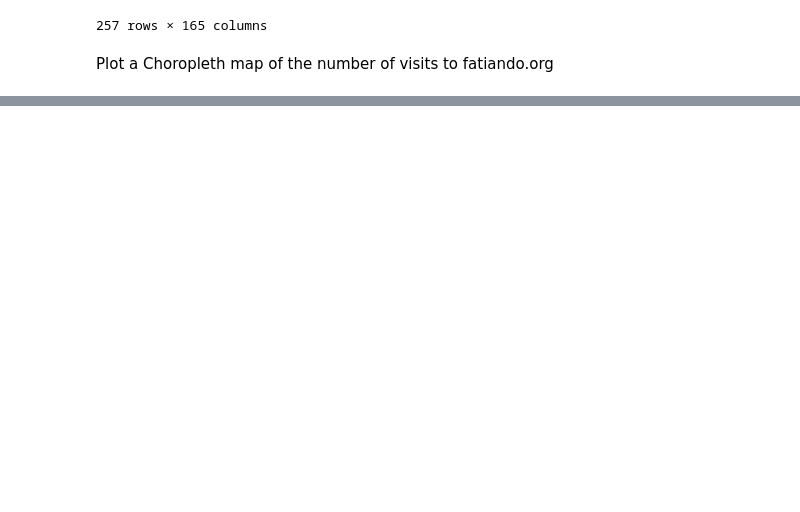
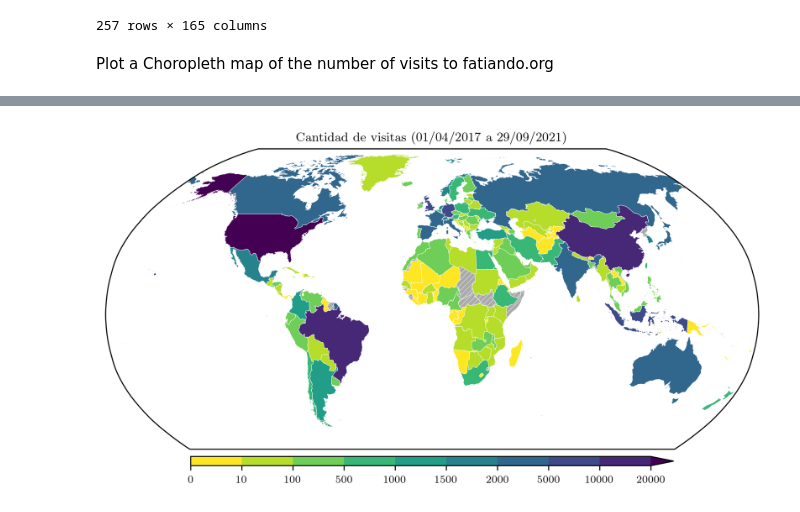
Before and after one commit to santisoler/phd-thesis, a Jupyter notebook: analytics/generate_figures.ipynb, the cells around one changed output, grey strips where cells are left out. Saved outputs shown, nothing was run; the diff lists cells and outputs as text; code cells hidden in the pictures; blank space fills up the shorter version.

Commit message:
Increase linewidth of boundaries to 0.25

```diff
--- a/analytics/generate_figures.ipynb
+++ b/analytics/generate_figures.ipynb
@@ -303,0 +252,52 @@ plt.show()
+# %%
+# Build custom colormap
+vmax = np.nanmax(table.Usuarios)
+boundaries = [0, 10, 100, 500, 1000, 1500, 2000, 5000, 10000, 20000, vmax]
+orig_cmap = plt.cm.viridis_r
+colours = orig_cmap(np.linspace(0, 1, len(boundaries)))
+cmap = colors.LinearSegmentedColormap.from_list("mycmap", colours)
+norm = colors.BoundaryNorm(boundaries=boundaries, ncolors=256)
+sm = plt.cm.ScalarMappable(cmap=cmap, norm=norm)
+
+fmt = '%d/%m/%Y'
+title = f"Cantidad de visitas ({start_date.strftime(fmt)} a {end_date.strftime(fmt)})"
+
+fig = plt.figure(figsize=(10, 5))
+ax = fig.add_subplot(1, 1, 1, projection=ccrs.Robinson())
+
+linewidth = 0.25
+
+table.plot(
+    column="Usuarios",
+    cmap=cmap,
+    norm=norm,
+    linewidth=linewidth,
+    edgecolor="white",
+    ax=ax,
+    transform=ccrs.PlateCarree(),
+    missing_kwds={
+        "color": "#aaa",
+        "linewidth": linewidth,
+        "hatch": "//////",
+    },
+)
+fig.colorbar(
+    sm,
+    boundaries=boundaries,
+    extend="max",
+    orientation="horizontal",
+    pad=0.02,
+    aspect=50,
+    shrink=0.65,
+)
+ax.set_title(title)
+ax.tick_params(
+    left=False,
+    bottom=False,
+    labelleft=False,
+    labelbottom=False,
+)
+plt.savefig(figs_dir / "users_map.pdf")
+plt.show()
+# %% [output]
+[figure, added]
```
Also changed, not shown: parts of 1 cell of this notebook, 3 other files.
